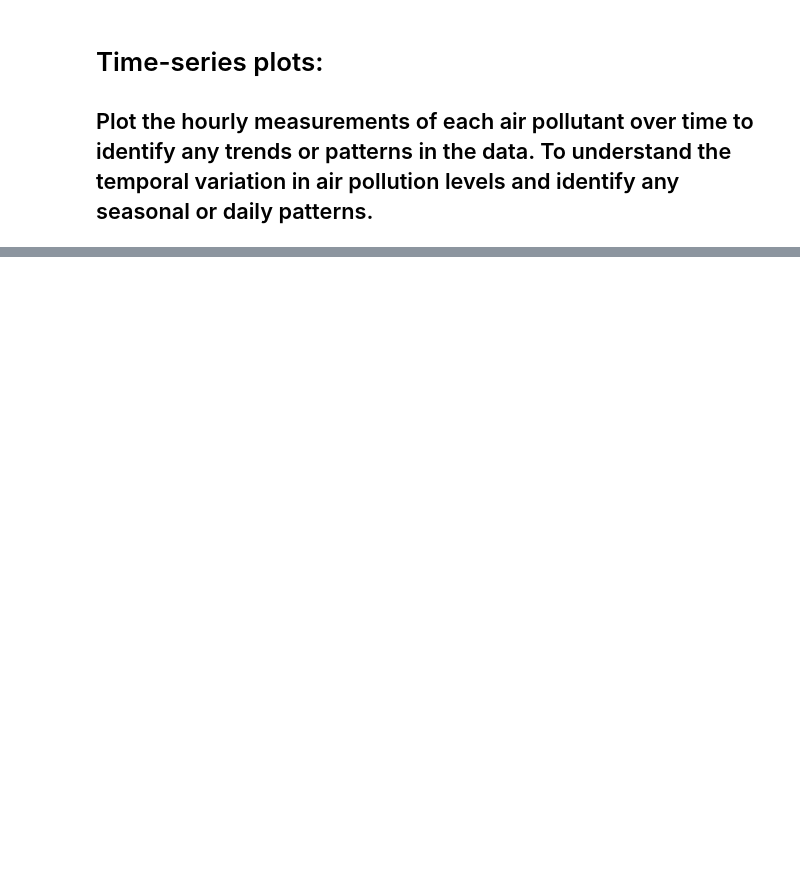
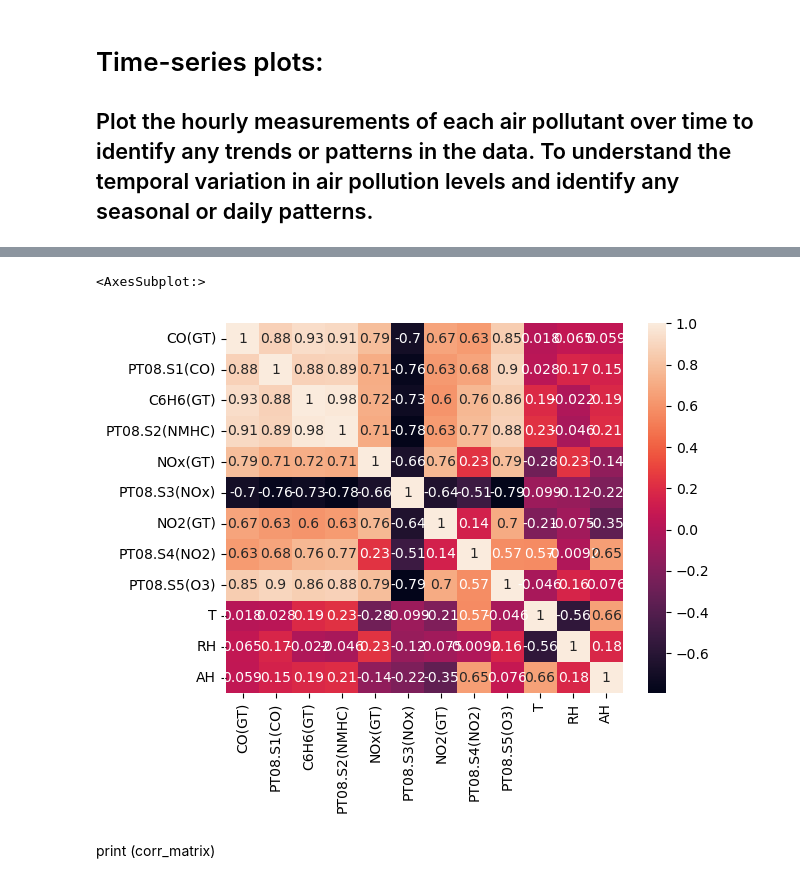
Before and after one commit to DilankaLaknath/air-quality-prediction-and-analysis, a Jupyter notebook: air_quality.ipynb, the cells around one changed output, grey strips where cells are left out. Cells and saved outputs as stored; diff of their text form; code cells hidden in the pictures; blank space fills up the shorter version.

```diff
--- a/air_quality.ipynb
+++ b/air_quality.ipynb
@@ -60,0 +336,12 @@ plt.show()
+# %%
+# Calculate the correlation matrix
+corr_matrix = df.corr()
+
+# Visualize the correlation matrix
+import seaborn as sns
+sns.heatmap(corr_matrix, annot=True)
+# %% [output]
+<AxesSubplot:>
+[figure, added]
+# %% [markdown]
+print (corr_matrix)
```
Also changed, not shown: parts of 28 cells of this notebook.
